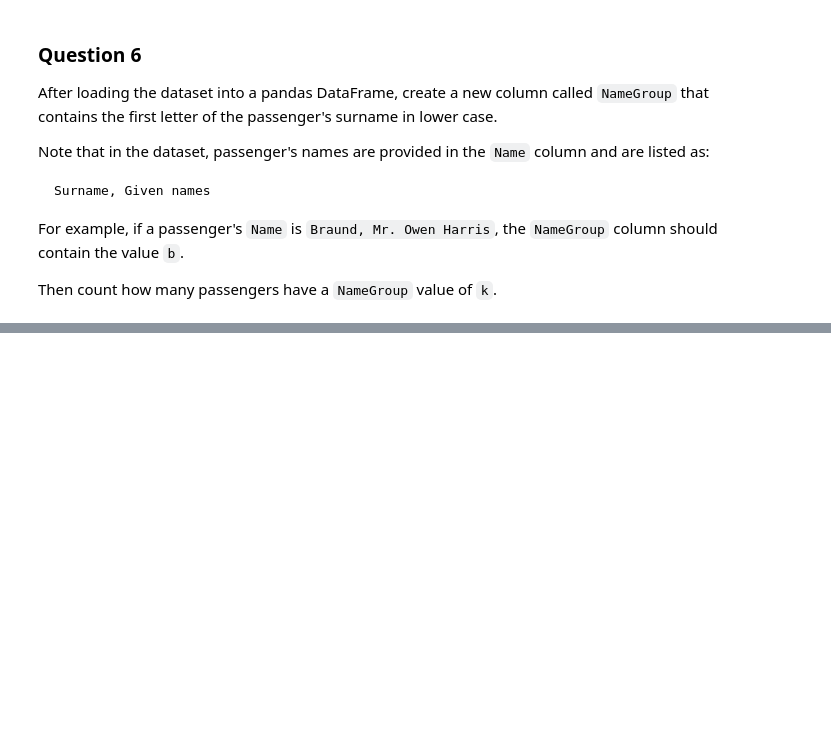
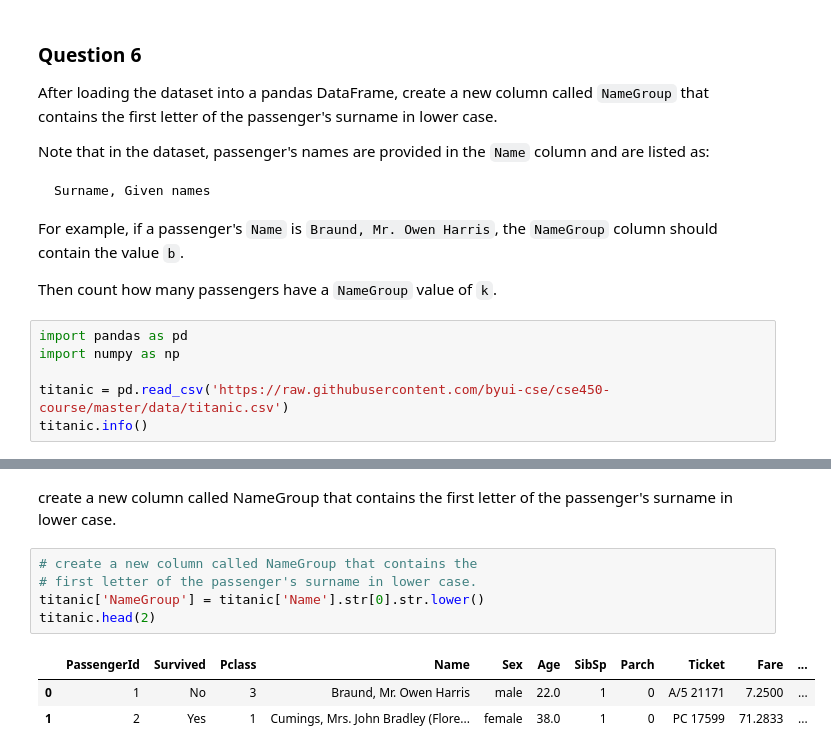
Before and after one commit to awarbler/CSE450AWoodford, a Jupyter notebook: notebooks/module01-assessment.ipynb, the cells around one changed output, grey strips where cells are left out. Saved outputs shown, nothing was run; the diff lists cells and outputs as text; blank space fills up the shorter version.

```diff
--- a/notebooks/module01-assessment.ipynb
+++ b/notebooks/module01-assessment.ipynb
@@ -279,3 +307,9 @@ Note that in the dataset, passenger's names are provided in the `Name` column an
 For example, if a passenger's `Name` is `Braund, Mr. Owen Harris`, the `NameGroup` column should contain the value `b`.
 
 Then count how many passengers have a `NameGroup` value of `k`.
+# %%
+import pandas as pd
+import numpy as np
+
+titanic = pd.read_csv('https://raw.githubusercontent.com/byui-cse/cse450-course/master/data/titanic.csv')
+titanic.info()
@@ -281,0 +336,11 @@ Then count how many passengers have a `NameGroup` value of `k`.
+# %% [markdown]
+create a new column called NameGroup that contains the first letter of the passenger's surname in lower case.
+# %%
+# create a new column called NameGroup that contains the
+# first letter of the passenger's surname in lower case.
+titanic['NameGroup'] = titanic['Name'].str[0].str.lower()
+titanic.head(2)
+# %% [output]
+|  | PassengerId | Survived | Pclass | Name | Sex | Age | SibSp | Parch | Ticket | Fare | ... |
+| 0 | 1 | No | 3 | Braund, Mr. Owen Harris | male | 22.0 | 1 | 0 | A/5 21171 | 7.2500 | ... |
+| 1 | 2 | Yes | 1 | Cumings, Mrs. John Bradley (Flore... | female | 38.0 | 1 | 0 | PC 17599 | 71.2833 | ... |
```
Also changed, not shown: parts of 9 cells of this notebook.
